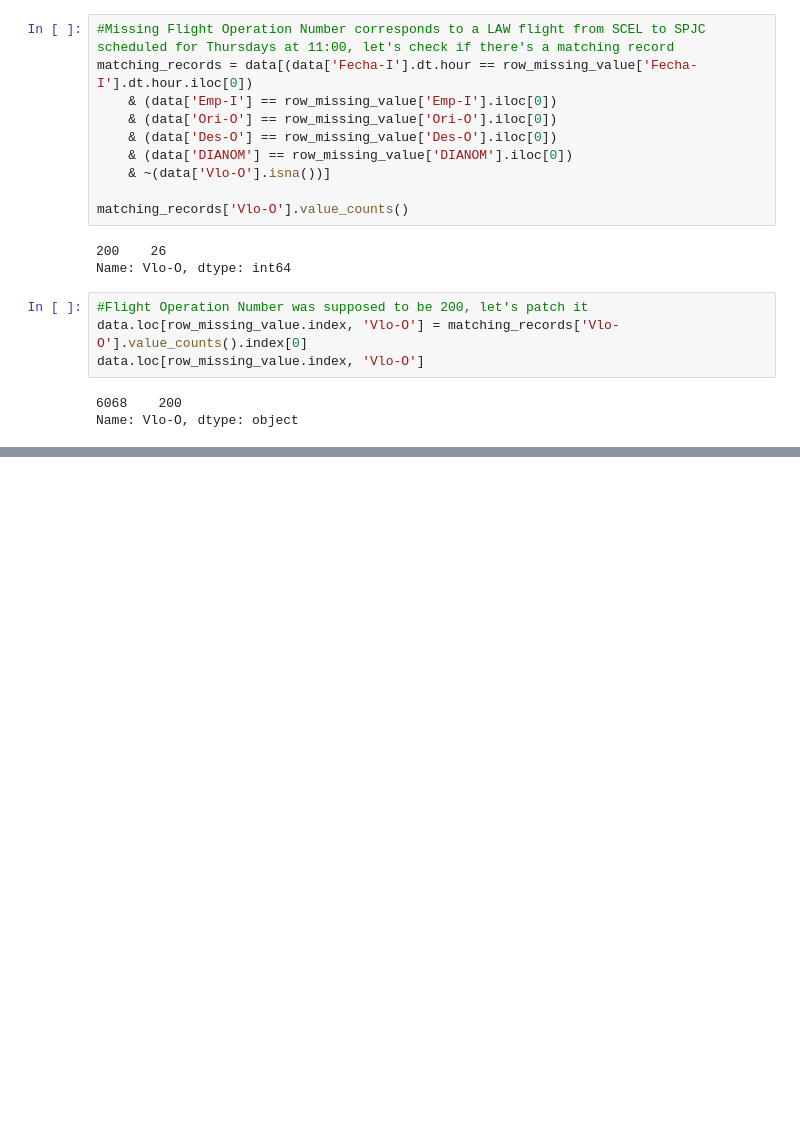
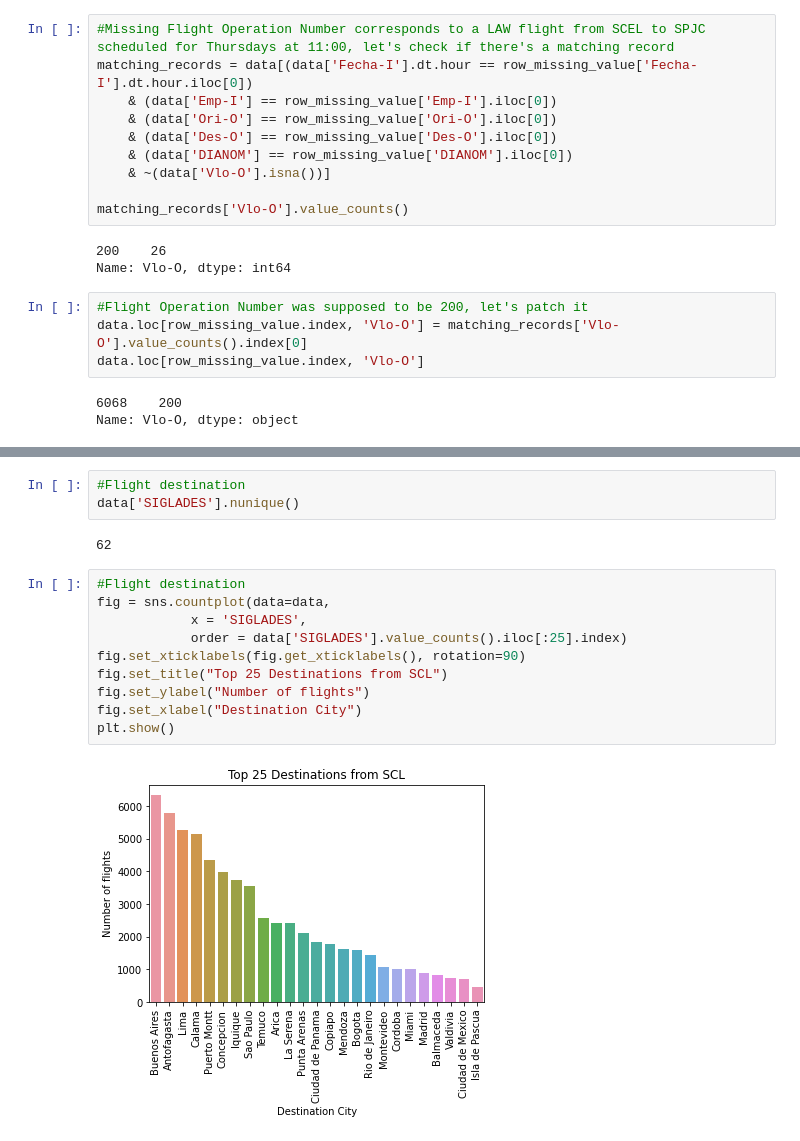
Before and after one commit to javierwelch/challenge_latam, a Jupyter notebook: notebooks/solution.ipynb, the cells around one changed output, grey strips where cells are left out. Drawn from its saved outputs; the diff is of its cells as text; blank space fills up the shorter version.

```diff
--- a/notebooks/solution.ipynb
+++ b/notebooks/solution.ipynb
@@ -111,0 +156,17 @@ Name: Vlo-O, dtype: object
+# %%
+#Flight destination
+data['SIGLADES'].nunique()
+# %% [output]
+62
+# %%
+#Flight destination
+fig = sns.countplot(data=data,
+            x = 'SIGLADES',
+            order = data['SIGLADES'].value_counts().iloc[:25].index)
+fig.set_xticklabels(fig.get_xticklabels(), rotation=90)
+fig.set_title("Top 25 Destinations from SCL")
+fig.set_ylabel("Number of flights")
+fig.set_xlabel("Destination City")
+plt.show()
+# %% [output]
+[figure, added]
```
Also changed, not shown: parts of 14 cells of this notebook, 1 other file.
